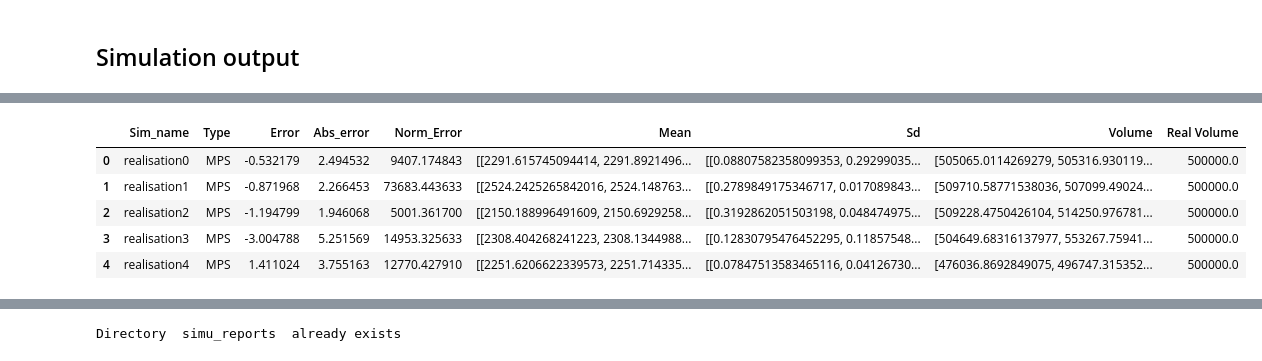
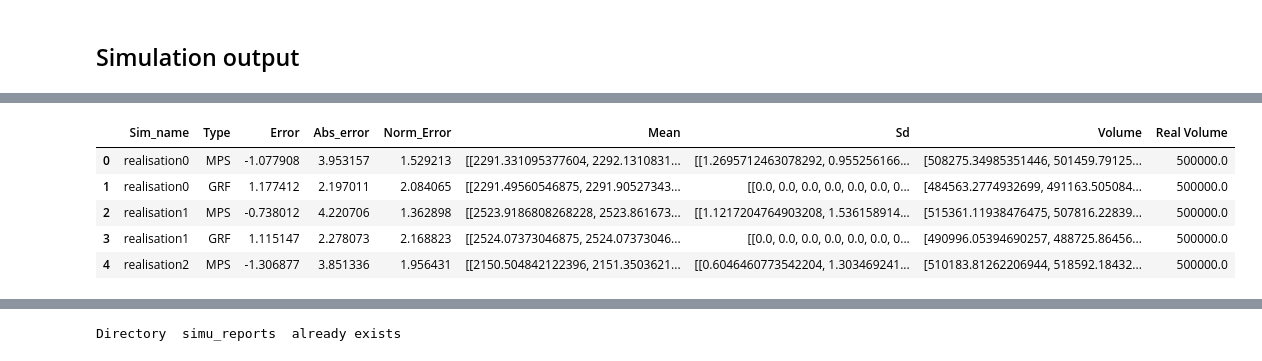
Before and after one commit to valDallalba/Tsanfleuron_geostatistical_baserock_estimation_paper, a Jupyter notebook: jupyter/03_Synthetic_post_simulation.ipynb, the cells around one changed output, grey strips where cells are left out. Saved outputs shown, nothing was run; the diff lists cells and outputs as text; code cells hidden in the pictures.

```diff
--- a/jupyter/03_Synthetic_post_simulation.ipynb
+++ b/jupyter/03_Synthetic_post_simulation.ipynb
@@ -83,12 +103,12 @@ results_frame_2 = pd.DataFrame(data =all_output, columns=['Sim_name','Type','Err
 # %%
-results_frame_2.head()
+results_frame.head()
 # %% [output]
 |  | Sim_name | Type | Error | Abs_error | Norm_Error | Mean | Sd | Volume | Real Volume |
-| 0 | realisation0 | MPS | -0.532179 | 2.494532 | 9407.174843 | [[2291.615745094414, 2291.8921496... | [[0.08807582358099353, 0.29299035... | [505065.0114269279, 505316.930119... | 500000.0 |
-| 1 | realisation1 | MPS | -0.871968 | 2.266453 | 73683.443633 | [[2524.2425265842016, 2524.148763... | [[0.2789849175346717, 0.017089843... | [509710.58771538036, 507099.49024... | 500000.0 |
-| 2 | realisation2 | MPS | -1.194799 | 1.946068 | 5001.361700 | [[2150.188996491609, 2150.6929258... | [[0.3192862051503198, 0.048474975... | [509228.4750426104, 514250.976781... | 500000.0 |
-| 3 | realisation3 | MPS | -3.004788 | 5.251569 | 14953.325633 | [[2308.404268241223, 2308.1344988... | [[0.12830795476452295, 0.11857548... | [504649.68316137977, 553267.75941... | 500000.0 |
-| 4 | realisation4 | MPS | 1.411024 | 3.755163 | 12770.427910 | [[2251.6206622339573, 2251.714335... | [[0.07847513583465116, 0.04126730... | [476036.8692849075, 496747.315352... | 500000.0 |
+| 0 | realisation0 | MPS | -1.077908 | 3.953157 | 1.529213 | [[2291.331095377604, 2292.1310831... | [[1.2695712463078292, 0.955256166... | [508275.34985351446, 501459.79125... | 500000.0 |
+| 1 | realisation0 | GRF | 1.177412 | 2.197011 | 2.084065 | [[2291.49560546875, 2291.90527343... | [[0.0, 0.0, 0.0, 0.0, 0.0, 0.0, 0... | [484563.2774932699, 491163.505084... | 500000.0 |
+| 2 | realisation1 | MPS | -0.738012 | 4.220706 | 1.362898 | [[2523.9186808268228, 2523.861673... | [[1.1217204764903208, 1.536158914... | [515361.11938476475, 507816.22839... | 500000.0 |
+| 3 | realisation1 | GRF | 1.115147 | 2.278073 | 2.168823 | [[2524.07373046875, 2524.07373046... | [[0.0, 0.0, 0.0, 0.0, 0.0, 0.0, 0... | [490996.05394690257, 488725.86456... | 500000.0 |
+| 4 | realisation2 | MPS | -1.306877 | 3.851336 | 1.956431 | [[2150.504842122396, 2151.3503621... | [[0.6046460773542204, 1.303469241... | [510183.81262206944, 518592.18432... | 500000.0 |
 # %%
 plt.imshow(results_frame.Sd[0])
 # %% [output]
```
Also changed, not shown: parts of 15 cells of this notebook.
